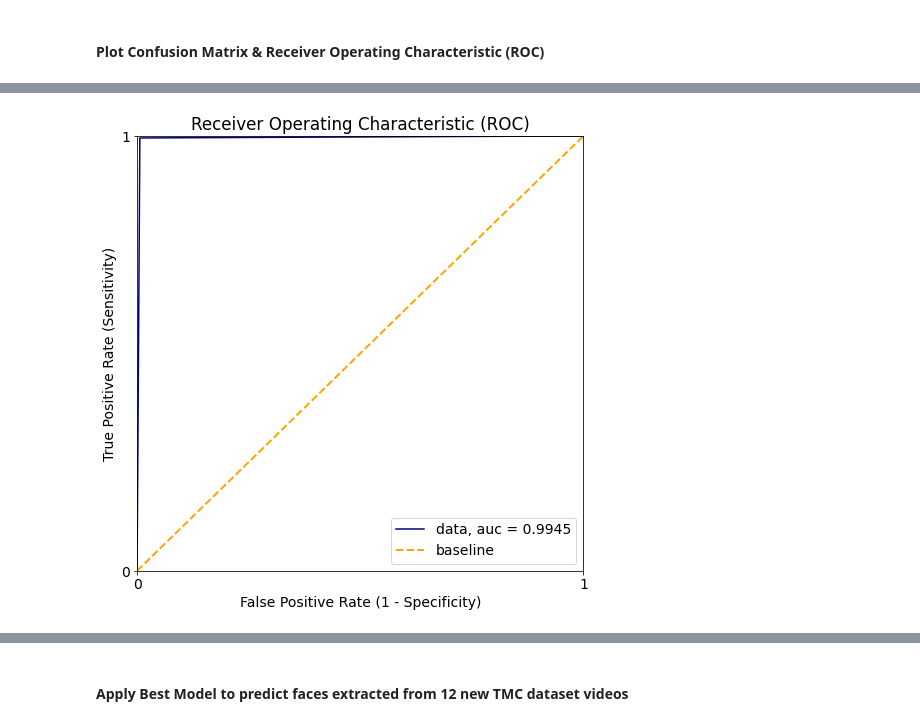
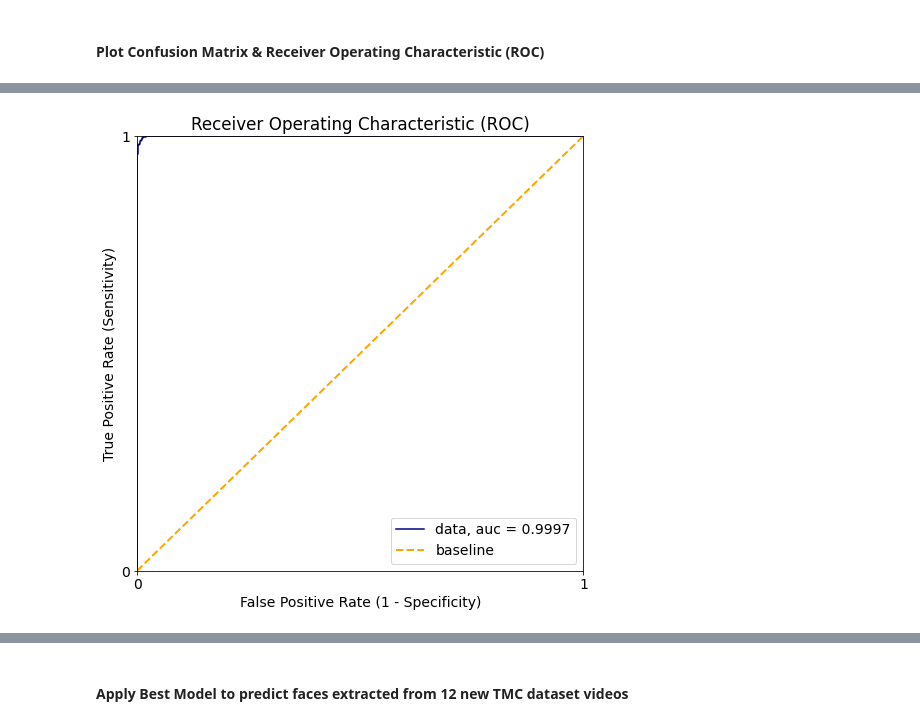
Before and after one commit to ca1vin1im/GA-Projects, a Jupyter notebook: Capstone/F -- Train Model.ipynb, the cells around one changed output, grey strips where cells are left out. Drawn from its saved outputs; the diff is of its cells as text; code cells hidden in the pictures.

```diff
--- a/Capstone/F -- Train Model.ipynb
+++ b/Capstone/F -- Train Model.ipynb
@@ -750,21 +750,21 @@ plt.tick_params(labelsize = 16)
 # %%
 plt.figure(figsize = (8, 8))
 
-fpr, tpr, _ = roc_curve(test_results['Actual'], test_results['Predicted'])
-auc = roc_auc_score(test_results['Actual'], test_results['Predicted'])
+fpr, tpr, _ = roc_curve(test_results['Actual'], test_results['Prediction'])
+auc = roc_auc_score(test_results['Actual'], test_results['Prediction'])
 
 plt.rcParams['font.size'] = 14
 plt.plot(fpr, tpr, color = 'navy', label = 'data, auc = ' + str(round(auc, 4)))
 plt.plot(['0', '1'], ['0', '1'], color = 'orange', label = 'baseline', lw = 2, linestyle = '--')
 plt.title('Receiver Operating Characteristic (ROC)')
 plt.xlabel('False Positive Rate (1 - Specificity)')
 plt.ylabel('True Positive Rate (Sensitivity)')
 plt.xlim([0.0, 1.0])
 plt.ylim([0.0, 1.0])
 plt.legend(loc = 4)
 plt.show()
 # %% [output]
-[figure, old version]
+[figure, new version]
 # %%
 print(sklearn.metrics.classification_report(test_results['Actual'].values, test_results['Predicted'].values))
 # %% [output]
```
Also changed, not shown: parts of 31 cells of this notebook, 6 other files.
